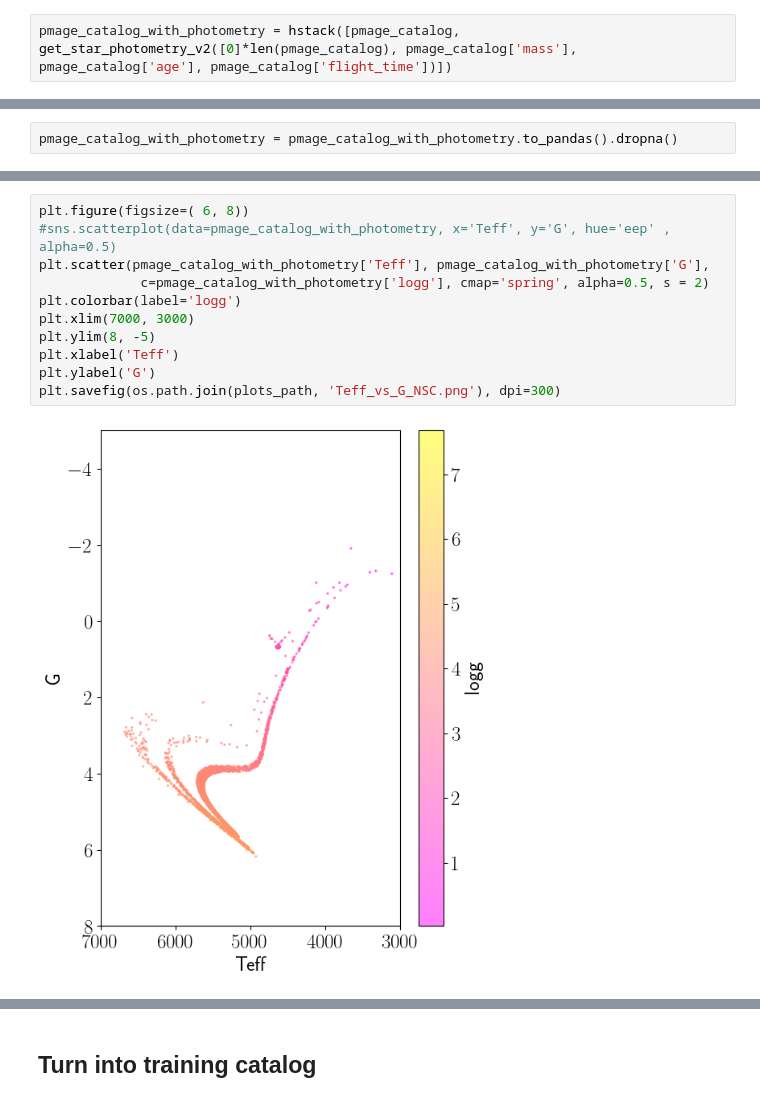
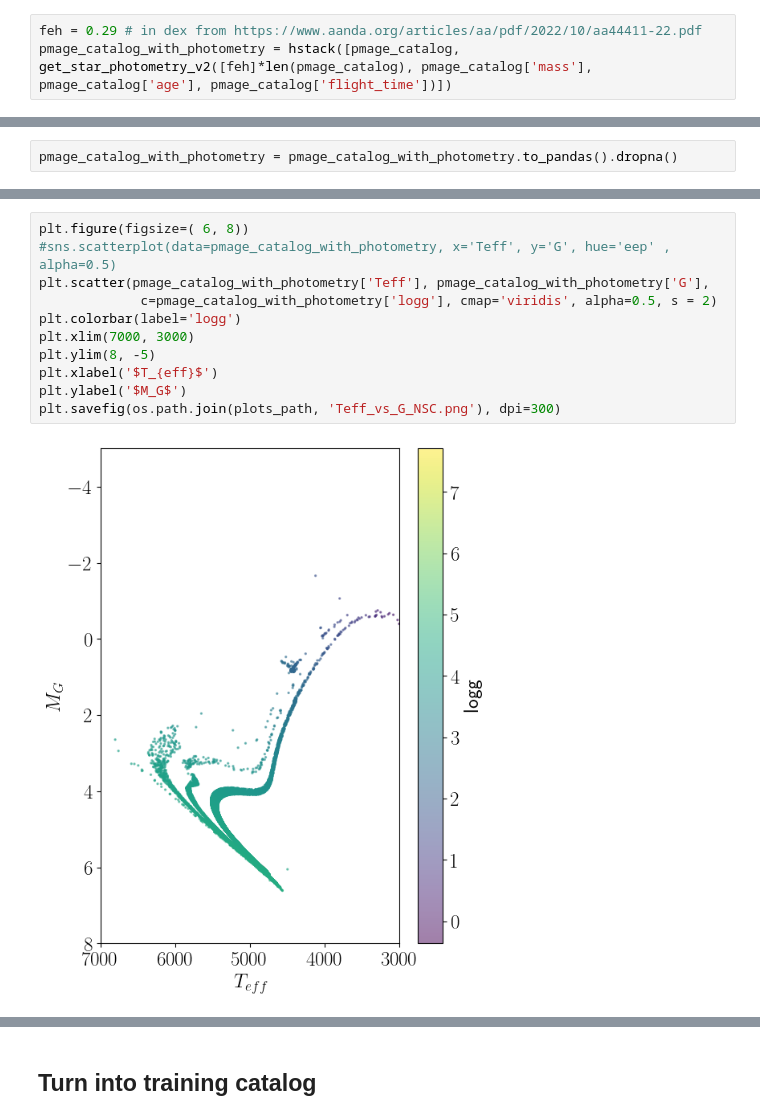
Before and after one commit to fawkez/HVS_1, a Jupyter notebook: Notebooks/isochrone_grid_gaia_photometry.ipynb, the cells around one changed output, grey strips where cells are left out. Drawn from its saved outputs; the diff is of its cells as text.

```diff
--- a/Notebooks/isochrone_grid_gaia_photometry.ipynb
+++ b/Notebooks/isochrone_grid_gaia_photometry.ipynb
@@ -219,3 +228,4 @@ Table length=10000
 # %%
-pmage_catalog_with_photometry = hstack([pmage_catalog, get_star_photometry_v2([0]*len(pmage_catalog), pmage_catalog['mass'], pmage_catalog['age'], pmage_catalog['flight_time'])])
+feh = 0.29 # in dex from https://www.aanda.org/articles/aa/pdf/2022/10/aa44411-22.pdf
+pmage_catalog_with_photometry = hstack([pmage_catalog, get_star_photometry_v2([feh]*len(pmage_catalog), pmage_catalog['mass'], pmage_catalog['age'], pmage_catalog['flight_time'])])
 # %% [output]
@@ -255,13 +265,13 @@ plt.show()
 # %%
 plt.figure(figsize=( 6, 8))
 #sns.scatterplot(data=pmage_catalog_with_photometry, x='Teff', y='G', hue='eep' , alpha=0.5)
 plt.scatter(pmage_catalog_with_photometry['Teff'], pmage_catalog_with_photometry['G'],
-             c=pmage_catalog_with_photometry['logg'], cmap='spring', alpha=0.5, s = 2)
+             c=pmage_catalog_with_photometry['logg'], cmap='viridis', alpha=0.5, s = 2)
 plt.colorbar(label='logg')
 plt.xlim(7000, 3000)
 plt.ylim(8, -5)
-plt.xlabel('Teff')
-plt.ylabel('G')
+plt.xlabel('$T_{eff}$')
+plt.ylabel('$M_G$')
 plt.savefig(os.path.join(plots_path, 'Teff_vs_G_NSC.png'), dpi=300)
 # %% [output]
-[figure, old version]
+[figure, new version]
```
Also changed, not shown: parts of 25 cells of this notebook, 39 other files.
